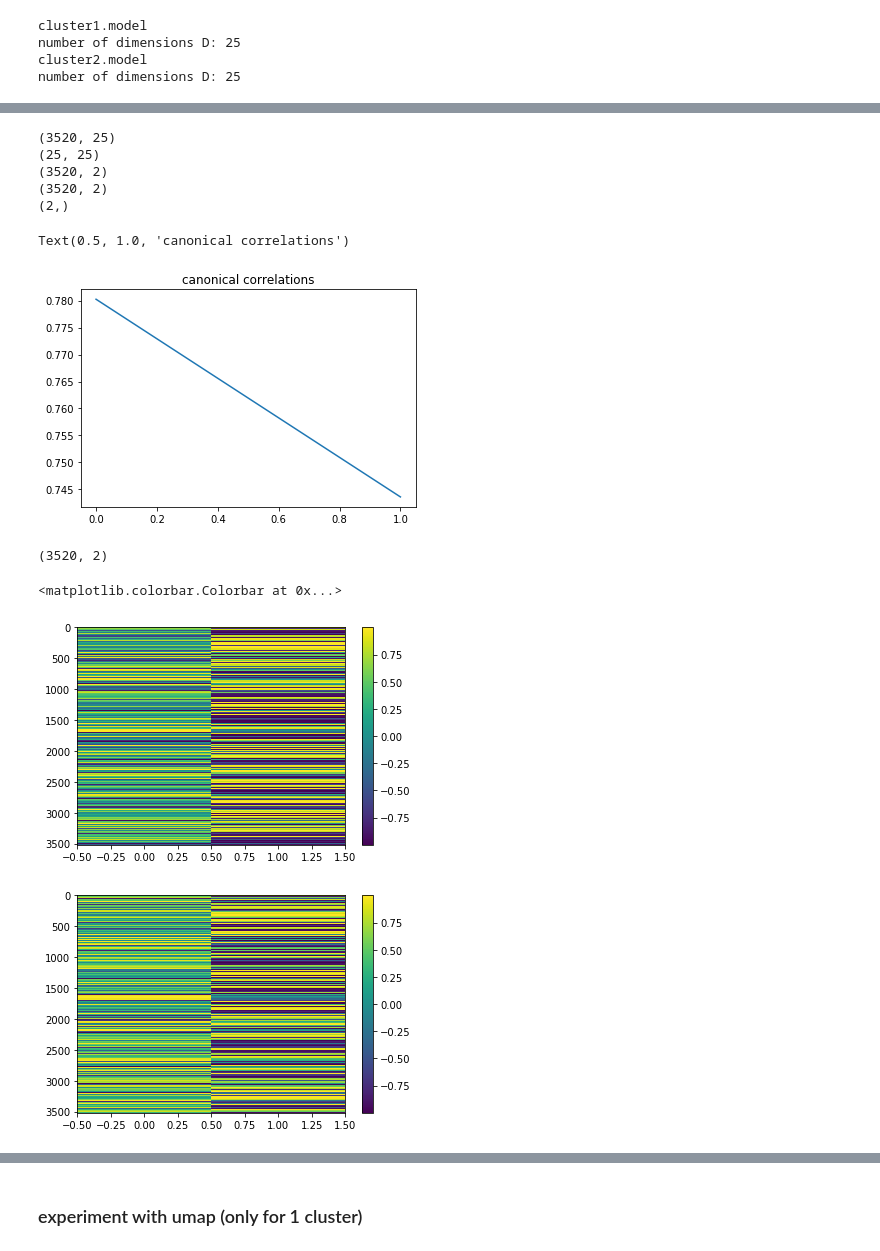
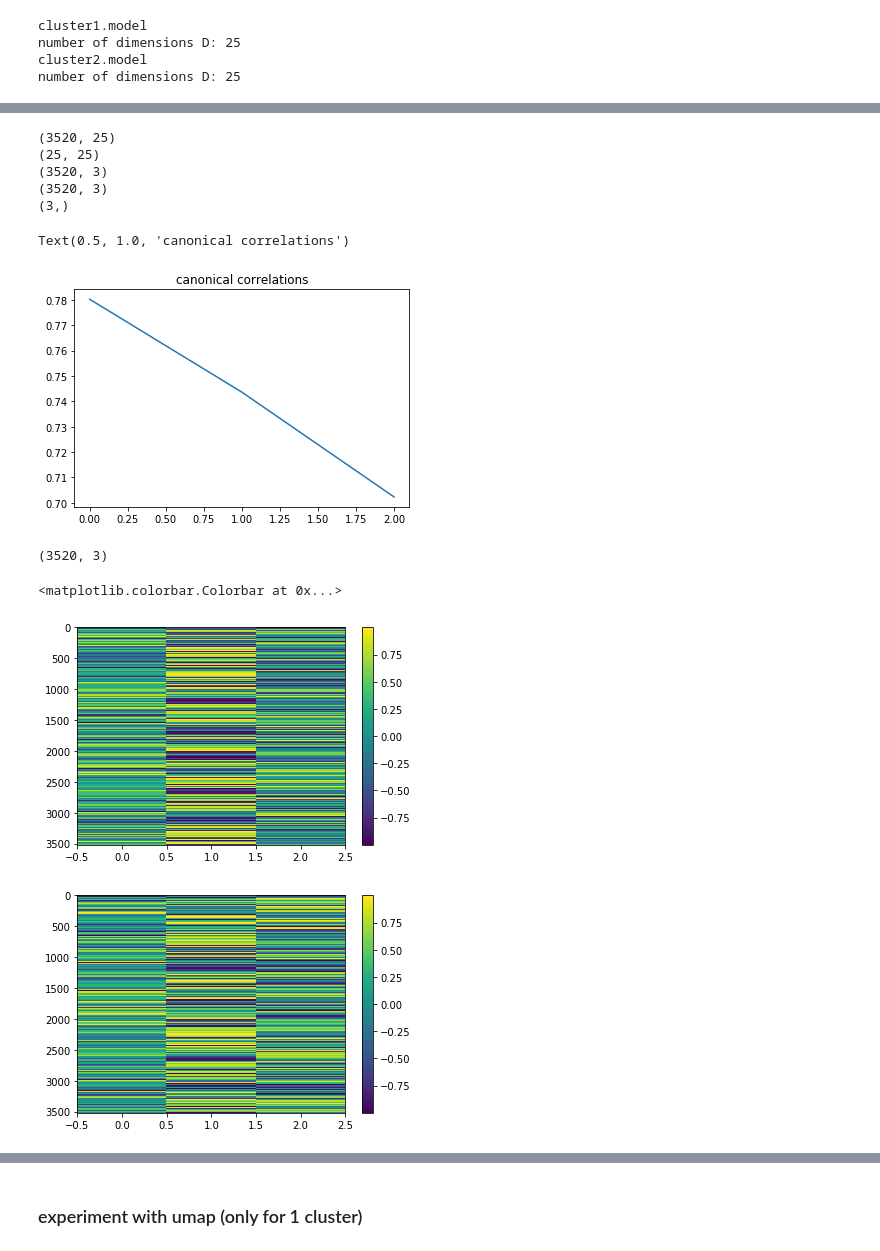
Before and after one commit to brendanchambers/attention_wildfires, a Jupyter notebook: research_dynamics/dynamics_v2/try_CCA.ipynb, the cells around one changed output, grey strips where cells are left out. Drawn from its saved outputs; the diff is of its cells as text; code cells hidden in the pictures.

```diff
--- a/research_dynamics/dynamics_v2/try_CCA.ipynb
+++ b/research_dynamics/dynamics_v2/try_CCA.ipynb
@@ -153,37 +153,37 @@ for sample_name,sample_matrix in samples.items():
 # %%
 
 
 U = samples[short_names[0]]
 V = samples[short_names[1]]
 print(np.shape(U))
 
-cca = CCA(n_components=2)
+cca = CCA(n_components=3)
 cca.fit(U, V)
 
 print(cca.coef_.shape)                   # (5,5)
 
 U_c, V_c = cca.transform(U, V)
 
 print(U_c.shape)                         # (100,1)
 print(V_c.shape)                         # (100,1)
 
 # distribution of canonical correlations
 cc_corr = np.corrcoef(cca.x_scores_,
                       cca.y_scores_,
                       rowvar=False).diagonal(offset=cca.n_components)
 print(np.shape(cc_corr))
 
 plt.figure()
 plt.plot(cc_corr)
 plt.title('canonical correlations')
 # %% [output]
 (3520, 25)
 (25, 25)
-(3520, 2)
-(3520, 2)
-(2,)
+(3520, 3)
+(3520, 3)
+(3,)
 Text(0.5, 1.0, 'canonical correlations')
-[figure, old version]
+[figure, new version]
 # %%
 ### visualize the spaces after alignment
 # %%
@@ -205,10 +205,10 @@ plt.figure()
 plt.imshow(V_c, aspect='auto')
 plt.colorbar()
 # %% [output]
-(3520, 2)
+(3520, 3)
 <matplotlib.colorbar.Colorbar at 0x...>
-[figure, old version]
+[figure, new version]
-[figure, old version]
+[figure, new version]
 # %%
 ### find most similar and most dissimilar words
 # %%
```
Also changed, not shown: parts of 9 cells of this notebook.
